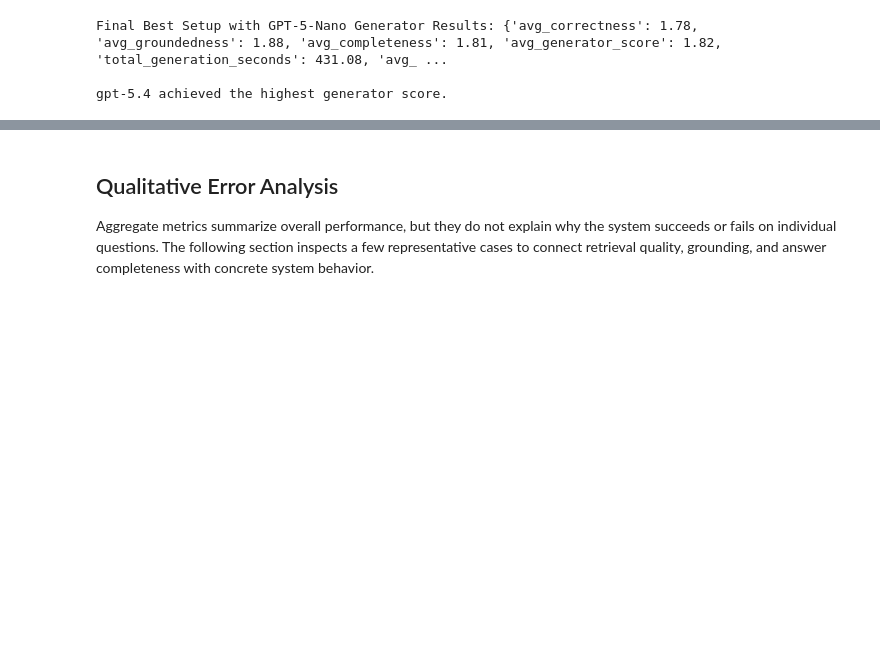
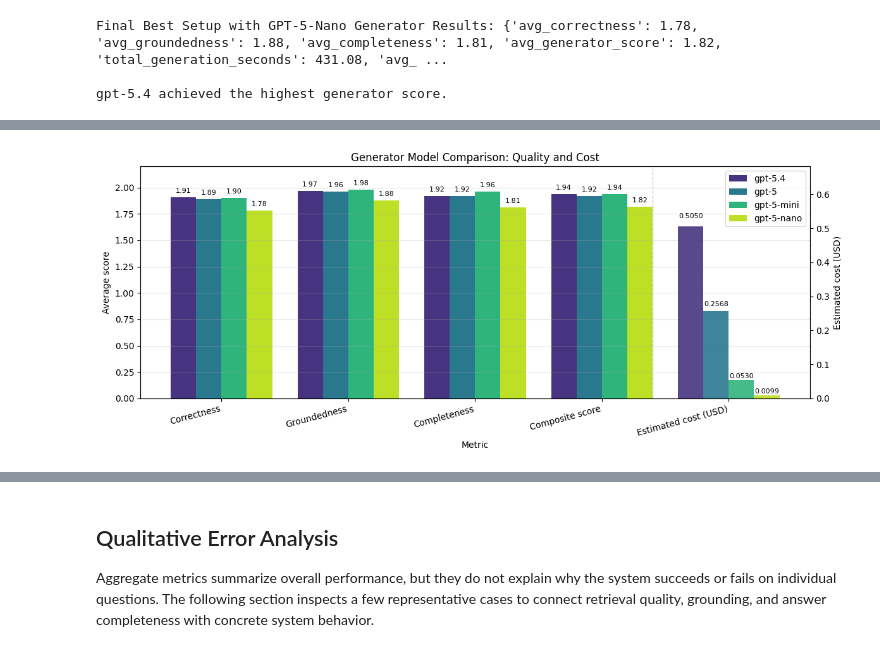
Before and after one commit to Steff72/npr_mc_1, a Jupyter notebook: npr_mc_1.ipynb, the cells around one changed output, grey strips where cells are left out. Saved outputs shown, nothing was run; the diff lists cells and outputs as text; code cells hidden in the pictures; blank space fills up the shorter version.

```diff
--- a/npr_mc_1.ipynb
+++ b/npr_mc_1.ipynb
@@ -2128,3 +1947,89 @@ plt.tight_layout()
+# %%
+# Generator Model Comparison Plot
+plot_df = generator_results_df.copy()
+
+quality_metrics = [
+    ("Correctness", "avg_correctness"),
+    ("Groundedness", "avg_groundedness"),
+    ("Completeness", "avg_completeness"),
+    ("Composite score", "avg_generator_score"),
+]
+
+models = plot_df["generator_model"].tolist()
+num_models = len(models)
+x_metrics = np.arange(len(quality_metrics))
+cost_x = np.array([len(quality_metrics)])
+width = 0.8 / num_models
+offsets = (np.arange(num_models) - (num_models - 1) / 2) * width
+model_colors = plt.cm.viridis(np.linspace(0.15, 0.9, num_models))
+
+fig, ax = plt.subplots(figsize=(12, 5))
+
+for idx, (model, color) in enumerate(zip(models, model_colors)):
+    model_row = plot_df.iloc[idx]
+    metric_values = [model_row[column] for _, column in quality_metrics]
+    bars = ax.bar(
+        x_metrics + offsets[idx],
+        metric_values,
+        width,
+        label=model,
+        color=color,
+    )
+
+    for bar, value in zip(bars, metric_values):
+        ax.text(
+            bar.get_x() + bar.get_width() / 2,
+            value + 0.03,
+            f"{value:.2f}",
+            ha="center",
+            va="bottom",
+            fontsize=8,
+        )
+
+ax.set_title("Generator Model Comparison: Quality and Cost")
+ax.set_xlabel("Metric")
+ax.set_ylabel("Average score")
+ax.set_xticks(np.concatenate([x_metrics, cost_x]))
+ax.set_xticklabels(
+    [label for label, _ in quality_metrics] + ["Estimated cost (USD)"],
+    rotation=15,
+    ha="right",
+)
+ax.set_ylim(0, 2.2)
+ax.grid(True, axis="y", alpha=0.3)
+ax.axvline(cost_x[0] - 0.6, color="0.8", linestyle="--", linewidth=1)
+
+ax_cost = ax.twinx()
+max_cost = plot_df["estimated_generation_cost_usd"].max()
+ax_cost.set_ylabel("Estimated cost (USD)")
+ax_cost.set_ylim(0, max(0.01, max_cost * 1.35))
+
+for idx, (model, color) in enumerate(zip(models, model_colors)):
+    model_row = plot_df.iloc[idx]
+    cost_value = model_row["estimated_generation_cost_usd"]
+    cost_bars = ax_cost.bar(
+        cost_x + offsets[idx],
+        [cost_value],
+        width,
+        color=color,
+        alpha=0.9,
+    )
+
+    for bar in cost_bars:
+        ax_cost.text(
+            bar.get_x() + bar.get_width() / 2,
+            cost_value + max(0.001, cost_value * 0.04),
+            f"{cost_value:.4f}",
+            ha="center",
+            va="bottom",
+            fontsize=8,
+        )
+
+ax.legend(loc="upper right")
+plt.tight_layout()
+plt.show()
+# %% [output]
+[figure, added]
 # %% [markdown]
 ### Generator Model Results
 
```
Also changed, not shown: parts of 10 cells of this notebook.
